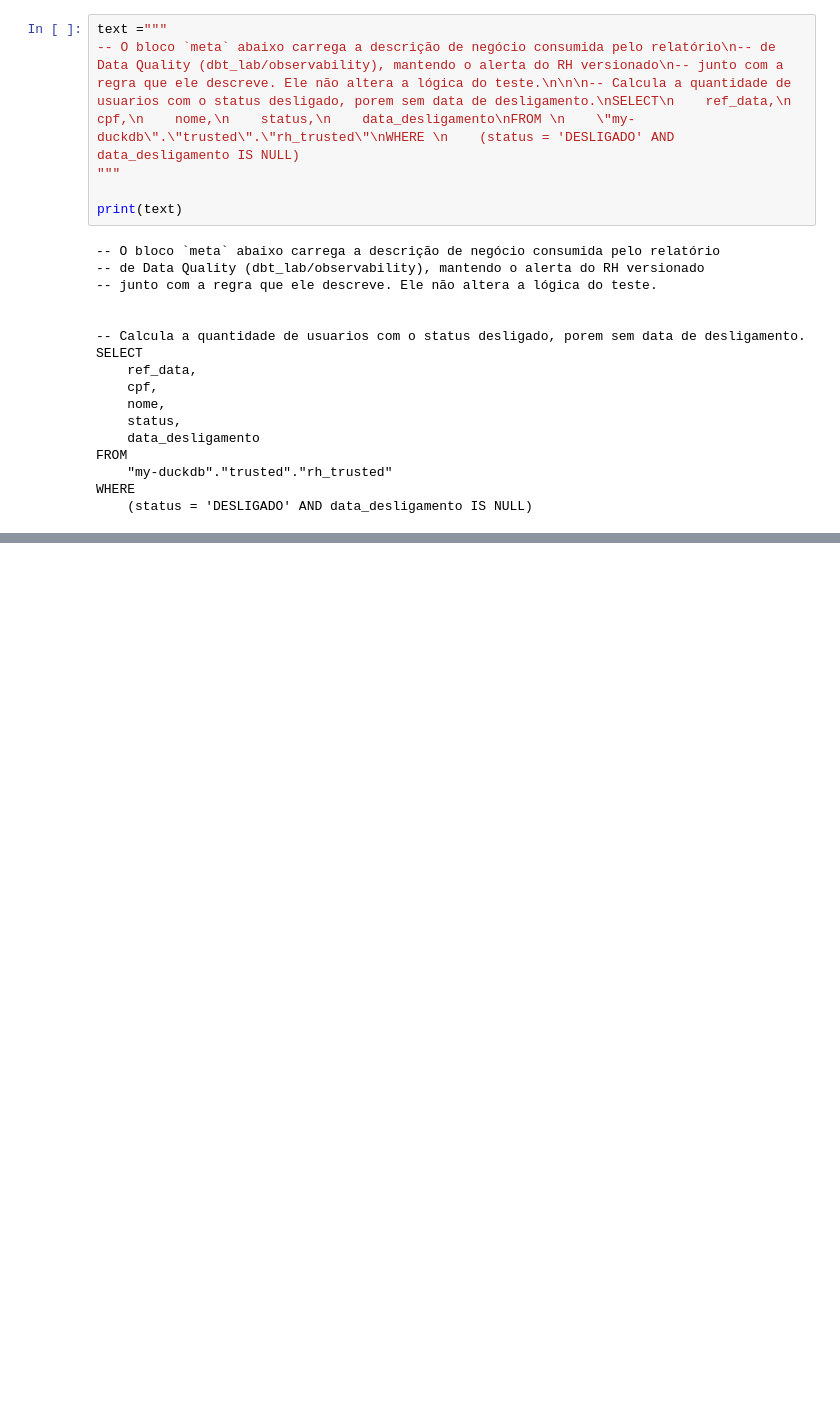
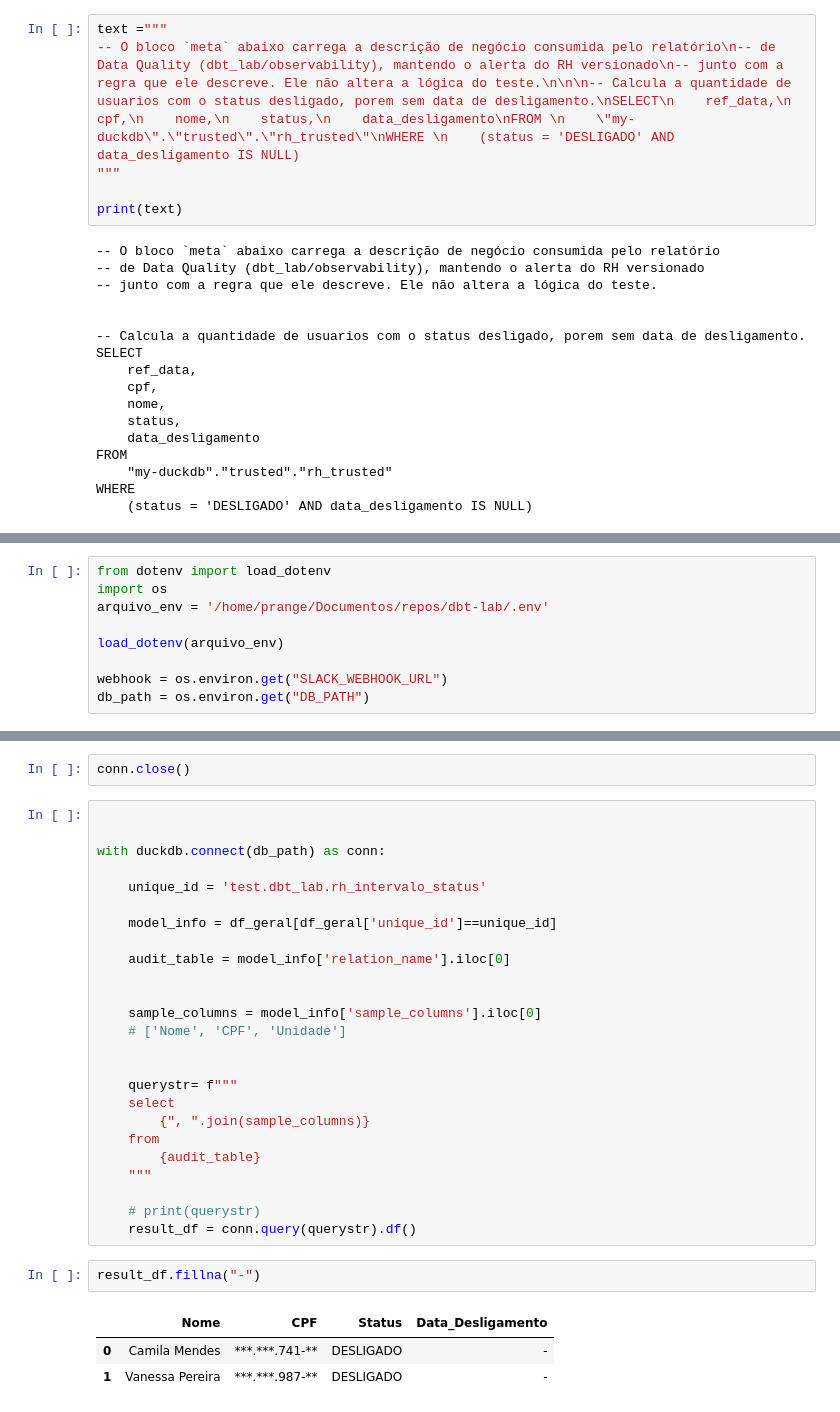
Before and after one commit to FPrangeM/dbt-lab, a Jupyter notebook: lab/t1.ipynb, the cells around one changed output, grey strips where cells are left out. Drawn from its saved outputs; the diff is of its cells as text; blank space fills up the shorter version.

Commit message:
slack notification processes simplified

```diff
--- a/lab/t1.ipynb
+++ b/lab/t1.ipynb
@@ -161,0 +296,9 @@ WHERE
+# %%
+from dotenv import load_dotenv
+import os
+arquivo_env = '/home/prange/Documentos/repos/dbt-lab/.env'
+
+load_dotenv(arquivo_env)
+
+webhook = os.environ.get("SLACK_WEBHOOK_URL")
+db_path = os.environ.get("DB_PATH")
@@ -161,0 +369,33 @@ WHERE
+# %%
+conn.close()
+# %%
+
+
+with duckdb.connect(db_path) as conn:
+
+    unique_id = 'test.dbt_lab.rh_intervalo_status'
+
+    model_info = df_geral[df_geral['unique_id']==unique_id]
+
+    audit_table = model_info['relation_name'].iloc[0]
+
+
+    sample_columns = model_info['sample_columns'].iloc[0]
+    # ['Nome', 'CPF', 'Unidade']
+
+
+    querystr= f"""
+    select
+        {", ".join(sample_columns)}
+    from
+        {audit_table}
+    """
+
+    # print(querystr)
+    result_df = conn.query(querystr).df()
+# %%
+result_df.fillna("-")
+# %% [output]
+|  | Nome | CPF | Status | Data_Desligamento |
+| 0 | Camila Mendes | ***.***.741-** | DESLIGADO | - |
+| 1 | Vanessa Pereira | ***.***.987-** | DESLIGADO | - |
```
Also changed, not shown: parts of 14 cells of this notebook, 9 other files.
